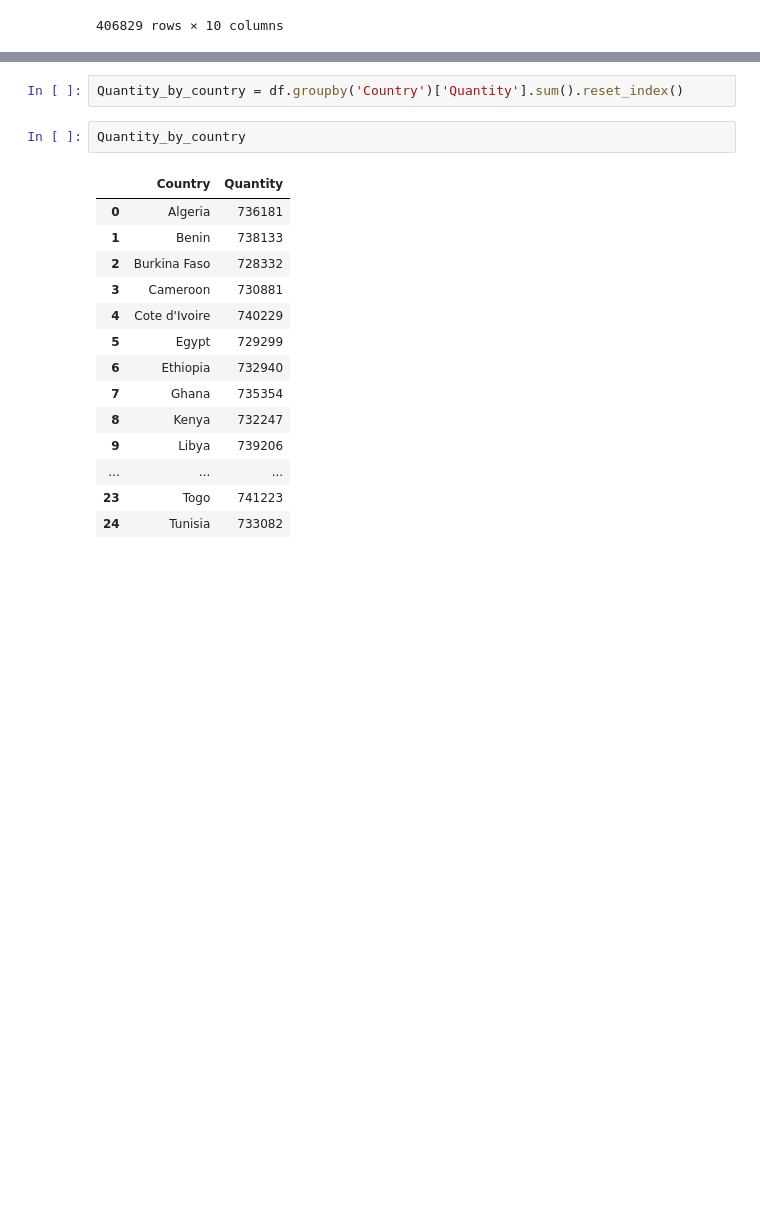
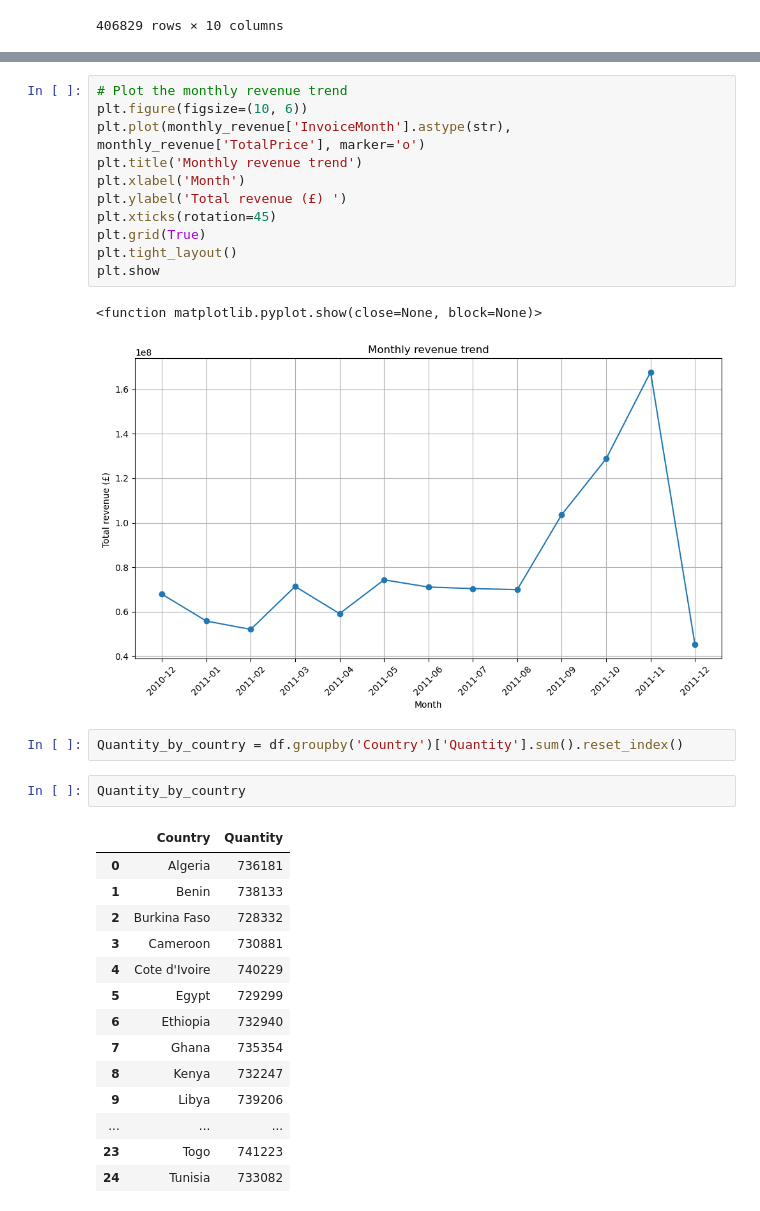
Before and after one commit to tsissam/Amdari_Cohort_Analysis_for_assessing_customer_retention_in_E-commerce_industry, a Jupyter notebook: notebooks/02_eda_sales_behavior.ipynb, the cells around one changed output, grey strips where cells are left out. Cells and saved outputs as stored; diff of their text form; blank space fills up the shorter version.

```diff
--- a/notebooks/02_eda_sales_behavior.ipynb
+++ b/notebooks/02_eda_sales_behavior.ipynb
@@ -87,3 +87,17 @@ monthly_revenue
+# %%
+# Plot the monthly revenue trend
+plt.figure(figsize=(10, 6))
+plt.plot(monthly_revenue['InvoiceMonth'].astype(str), monthly_revenue['TotalPrice'], marker='o')
+plt.title('Monthly revenue trend')
+plt.xlabel('Month')
+plt.ylabel('Total revenue (£) ')
+plt.xticks(rotation=45)
+plt.grid(True)
+plt.tight_layout()
+plt.show
+# %% [output]
+<function matplotlib.pyplot.show(close=None, block=None)>
+[figure, added]
 # %%
 Quantity_by_country = df.groupby('Country')['Quantity'].sum().reset_index()
 # %%
```
Also changed, not shown: parts of 16 cells of this notebook, 3 other files.
